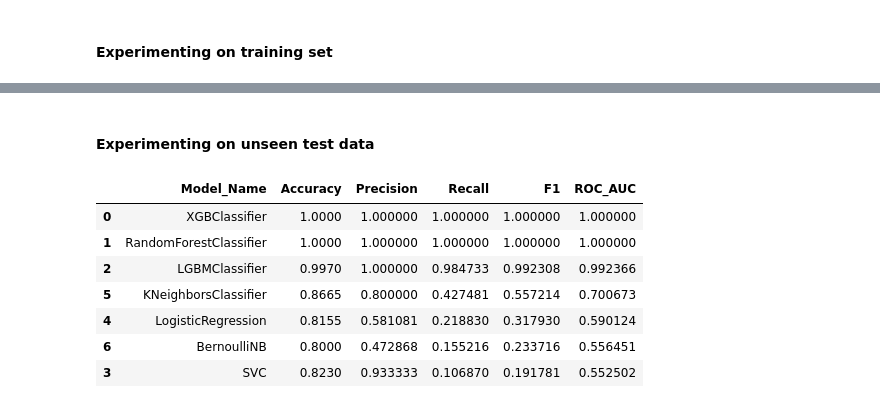
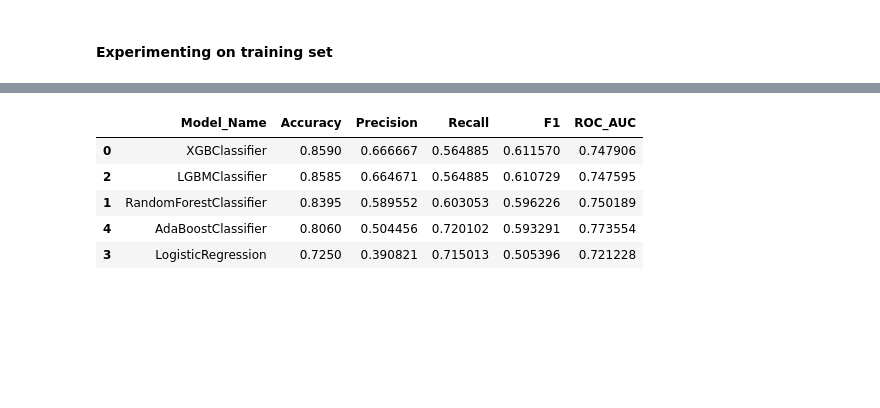
Before and after one commit to karan842/mlops-best-practices, a Jupyter notebook: notebooks/model_training_experiments.ipynb, the cells around one changed output, grey strips where cells are left out. Cells and saved outputs as stored; diff of their text form; code cells hidden in the pictures; blank space fills up the shorter version.

```diff
--- a/notebooks/model_training_experiments.ipynb
+++ b/notebooks/model_training_experiments.ipynb
@@ -273,14 +272,10 @@ model_exp.experiments(XGBClassifier(),RandomForestClassifier(),LGBMClassifier(),
-# %% [markdown]
-#### Experimenting on unseen test data
-# %%
-model_exp = train_and_evaluate(X_test,y_test)
-model_exp.experiments(XGBClassifier(),RandomForestClassifier(),LGBMClassifier(),SVC(),LogisticRegression(),KNeighborsClassifier(),BernoulliNB())
-# %% [output]
-|  | Model_Name | Accuracy | Precision | Recall | F1 | ROC_AUC |
-| 0 | XGBClassifier | 1.0000 | 1.000000 | 1.000000 | 1.000000 | 1.000000 |
-| 1 | RandomForestClassifier | 1.0000 | 1.000000 | 1.000000 | 1.000000 | 1.000000 |
-| 2 | LGBMClassifier | 0.9970 | 1.000000 | 0.984733 | 0.992308 | 0.992366 |
-| 5 | KNeighborsClassifier | 0.8665 | 0.800000 | 0.427481 | 0.557214 | 0.700673 |
-| 4 | LogisticRegression | 0.8155 | 0.581081 | 0.218830 | 0.317930 | 0.590124 |
-| 6 | BernoulliNB | 0.8000 | 0.472868 | 0.155216 | 0.233716 | 0.556451 |
-| 3 | SVC | 0.8230 | 0.933333 | 0.106870 | 0.191781 | 0.552502 |
+# %%
+model_exp_test = train_and_evaluate(X_train_sm,y_train_sm,X_test,y_test,train_flag=False)
+model_exp_test.experiments(XGBClassifier(),RandomForestClassifier(),LGBMClassifier(),LogisticRegression(),AdaBoostClassifier())
+# %% [output]
+|  | Model_Name | Accuracy | Precision | Recall | F1 | ROC_AUC |
+| 0 | XGBClassifier | 0.8590 | 0.666667 | 0.564885 | 0.611570 | 0.747906 |
+| 2 | LGBMClassifier | 0.8585 | 0.664671 | 0.564885 | 0.610729 | 0.747595 |
+| 1 | RandomForestClassifier | 0.8395 | 0.589552 | 0.603053 | 0.596226 | 0.750189 |
+| 4 | AdaBoostClassifier | 0.8060 | 0.504456 | 0.720102 | 0.593291 | 0.773554 |
+| 3 | LogisticRegression | 0.7250 | 0.390821 | 0.715013 | 0.505396 | 0.721228 |
```
Also changed, not shown: parts of 17 cells of this notebook, 6 other files.
